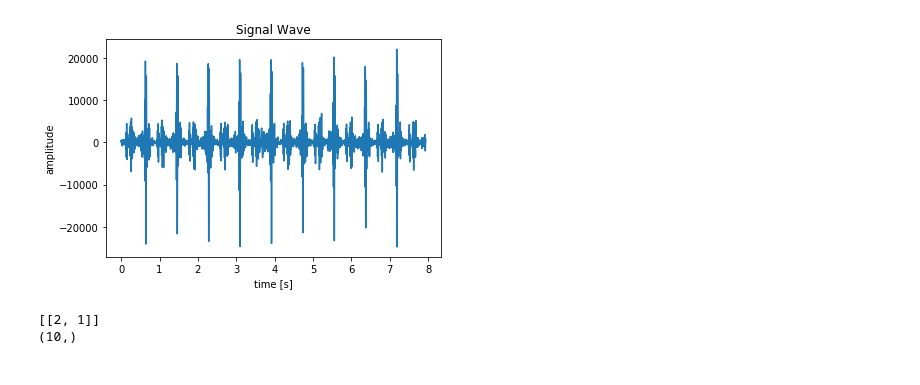
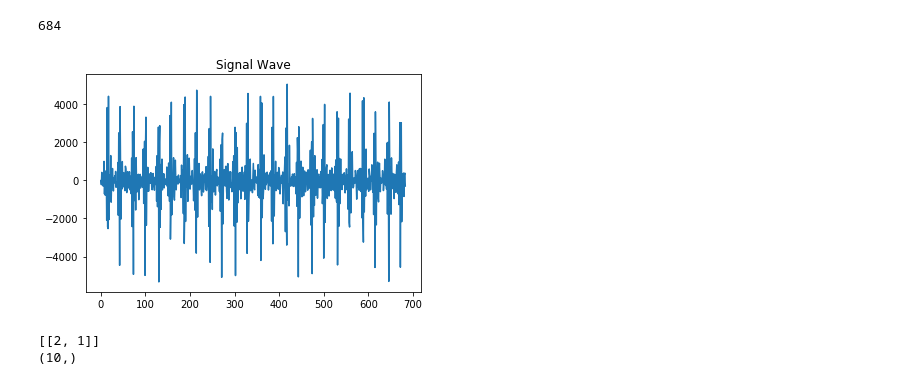
Before and after one commit to jczestochowska/heartbeat_classification, a Jupyter notebook: plotting.ipynb, the cells around one changed output. Saved outputs shown, nothing was run; the diff lists cells and outputs as text; code cells hidden in the pictures.

```diff
--- a/plotting.ipynb
+++ b/plotting.ipynb
@@ -44,7 +69,8 @@ plot_wav_file(file2)
-# %%
-plot_wav_file(file3)
-# %% [output]
-[figure, removed]
+# %%
+downsample_plot_wav_file(file1)
+# %% [output]
+684
+[figure, added]
 # %%
 sess = tf.InteractiveSession()
 the_longest = [1, 2, 3,4,5,6,7,8,9,10]
```
Also changed, not shown: parts of 7 cells of this notebook, 2 other files.
